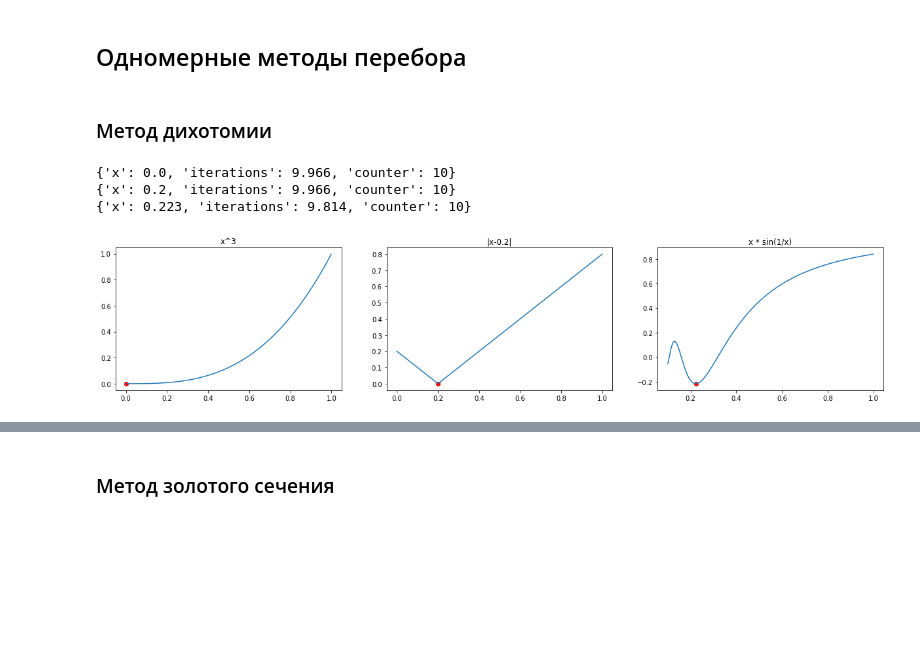
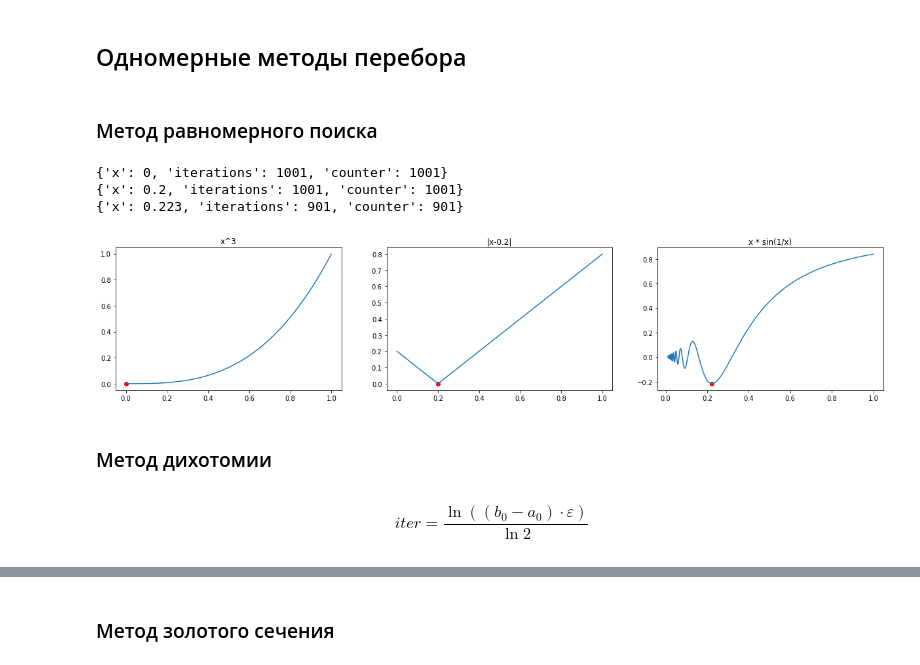
Before and after one commit to Emidiant/analysis-and-development-of-algorithms, a Jupyter notebook: task_2.ipynb, the cells around one changed output, grey strips where cells are left out. Saved outputs shown, nothing was run; the diff lists cells and outputs as text; code cells hidden in the pictures; blank space fills up the shorter version.

```diff
--- a/task_2.ipynb
+++ b/task_2.ipynb
@@ -48,6 +51,60 @@ plt.show()
 # %% [markdown]
 ## Одномерные методы перебора
+# %%
+def visualise(method):
+    f = plt.figure(figsize=(21,4))
+
+    ax = f.add_subplot(131)
+    ax.plot(x_one, y1_one)
+    x1 = method(0, 1, eps, f1)
+    print(x1)
+    ax.scatter(x=x1["x"], y=f1(x1["x"]), c='r')
+    ax.set_title('x^3')
+
+    ax2 = f.add_subplot(132)
+    ax2.plot(x_one, y2_one)
+    x2 = method(0, 1, eps, f2)
+    print(x2)
+    ax2.scatter(x=x2["x"], y=f2(x2["x"]), c='r')
+    ax2.set_title('|x-0.2|')
+
+    ax3 = f.add_subplot(133)
+    ax3.plot(x_one[step:], y3_one)
+    x3 = method(0.1, 1, eps, f3)
+    print(x3)
+    ax3.scatter(x=x3["x"], y=f3(x3["x"]), c='r')
+    ax3.set_title('x * sin(1/x)')
+
+    plt.show()
+# %% [markdown]
+### Метод равномерного поиска
+# %%
+def exhaustive_search_one(a, b, eps, func):
+    n = round((b - a) / eps)
+    min_y = func(a)
+    min_x = a
+    for i in range(1, n + 1):
+        xk = a + i * (b - a) / n
+        y = func(xk)
+        if y < min_y:
+            min_y = y
+            min_x = xk
+
+    res_dich = {}
+    res_dich["x"] = min_x
+    res_dich["iterations"] = n + 1
+    res_dich["counter"] = n + 1
+    return res_dich
+# %%
+visualise(exhaustive_search_one)
+# %% [output]
+{'x': 0, 'iterations': 1001, 'counter': 1001}
+{'x': 0.2, 'iterations': 1001, 'counter': 1001}
+{'x': 0.223, 'iterations': 901, 'counter': 901}
+[figure, added]
 # %% [markdown]
 ### Метод дихотомии
+# %% [markdown]
+$$iter=\dfrac{\ln\left((b_0-a_0)\cdot\varepsilon\right)}{\ln2}$$
 # %%
 def dichotomy(a, b, eps, func):
@@ -103,7 +133,0 @@ def visualise(method):
-# %%
-visualise(dichotomy)
-# %% [output]
-{'x': 0.0, 'iterations': 9.966, 'counter': 10}
-{'x': 0.2, 'iterations': 9.966, 'counter': 10}
-{'x': 0.223, 'iterations': 9.814, 'counter': 10}
-[figure, removed]
```
Also changed, not shown: parts of 39 cells of this notebook.
